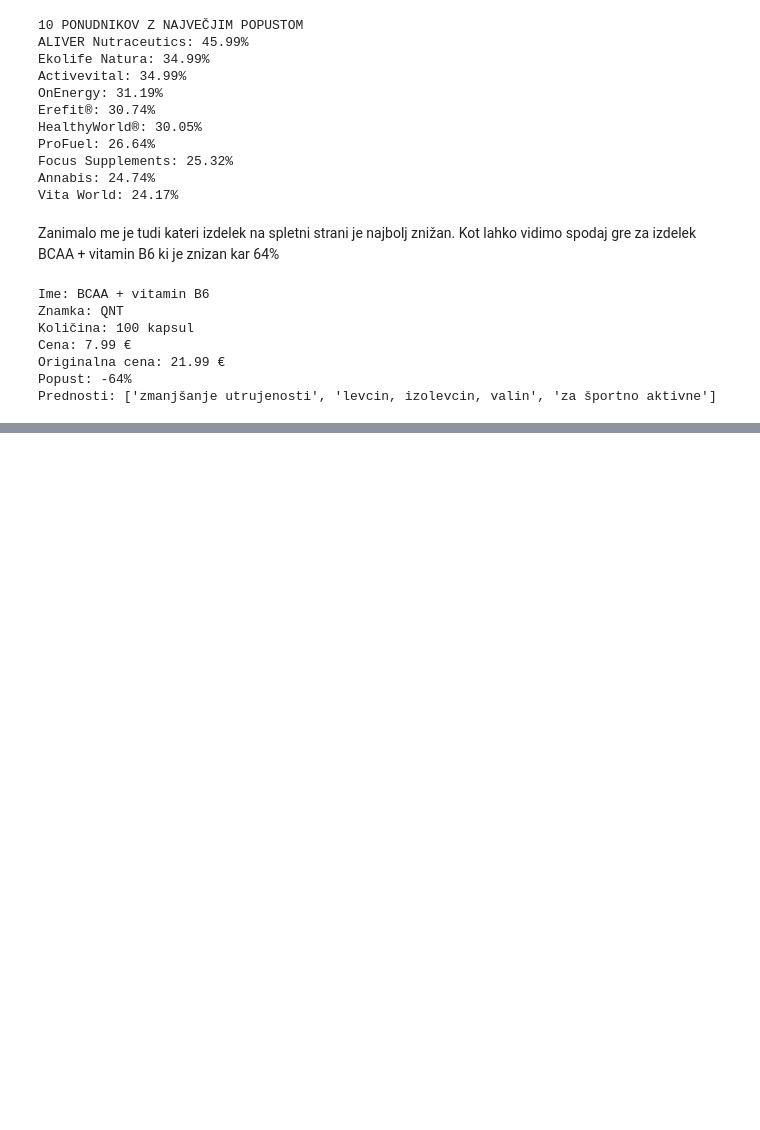
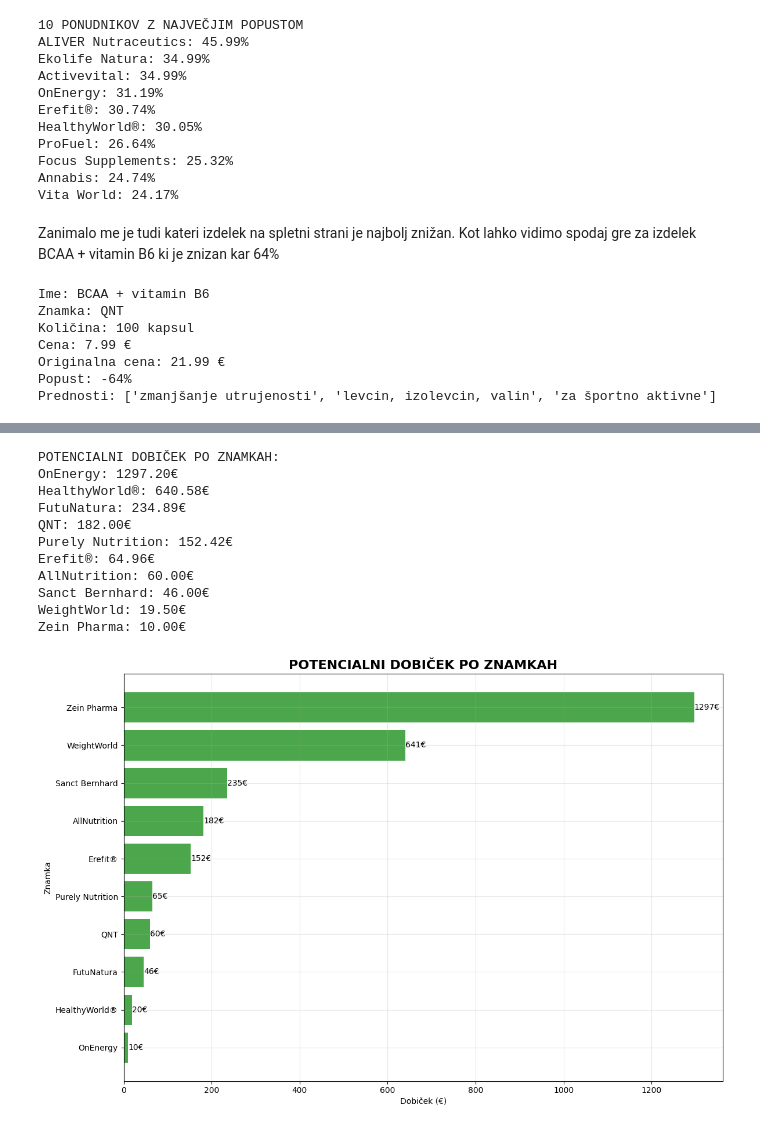
Before and after one commit to linacizman/seminarska_naloga_UVP, a Jupyter notebook: analiza_jupyter.ipynb, the cells around one changed output, grey strips where cells are left out. Cells and saved outputs as stored; diff of their text form; code cells hidden in the pictures; blank space fills up the shorter version.

```diff
--- a/analiza_jupyter.ipynb
+++ b/analiza_jupyter.ipynb
@@ -174,0 +177,47 @@ Prednosti: ['zmanjšanje utrujenosti', 'levcin, izolevcin, valin', 'za športno
+# %%
+vsi_podatki = pd.read_csv('podatki_o_vseh_izdelki.csv')
+vsi_podatki = vsi_podatki.dropna(subset=['Popust'])
+vsi_podatki['Cena_očiščena'] = vsi_podatki['Cena'].str.replace(' €', '').astype(float)
+vsi_podatki['Originalna_cena_očiščena'] = vsi_podatki['Originalna cena'].str.replace(' €', '').astype(float)
+
+potencialni_dobicek = vsi_podatki.groupby('Znamka').agg({
+    'Originalna_cena_očiščena': 'sum',
+    'Cena_očiščena': 'sum'
+}).round(2)
+
+potencialni_dobicek['Dobicek'] = potencialni_dobicek['Originalna_cena_očiščena'] - potencialni_dobicek['Cena_očiščena']
+ponudniki_z_najvecjim_potencialom = potencialni_dobicek.sort_values(by='Dobicek', ascending=False).head(10)
+print("POTENCIALNI DOBIČEK PO ZNAMKAH:")
+for ime in ponudniki_z_najvecjim_potencialom.index:
+    dobicek = ponudniki_z_najvecjim_potencialom.loc[ime, 'Dobicek']
+    print(f"{ime}: {dobicek:.2f}€")
+
+plt.figure(figsize=(12, 8))
+bars = plt.barh(range(len(ponudniki_z_najvecjim_potencialom)),
+                ponudniki_z_najvecjim_potencialom['Dobicek'].sort_values(ascending=True).values,
+                color='green', alpha=0.7)
+plt.title('POTENCIALNI DOBIČEK PO ZNAMKAH', fontsize=16, fontweight='bold')
+plt.xlabel('Dobiček (€)')
+plt.ylabel('Znamka')
+plt.yticks(range(len(ponudniki_z_najvecjim_potencialom)),
+           ponudniki_z_najvecjim_potencialom['Dobicek'].sort_values(ascending=False).index)
+
+# Dodaj vrednosti na stolpce
+plt.bar_label(bars, fmt='%.0f€')
+
+plt.grid(True, alpha=0.3)
+plt.tight_layout()
+plt.show()
+# %% [output]
+POTENCIALNI DOBIČEK PO ZNAMKAH:
+OnEnergy: 1297.20€
+HealthyWorld®: 640.58€
+FutuNatura: 234.89€
+QNT: 182.00€
+Purely Nutrition: 152.42€
+Erefit®: 64.96€
+AllNutrition: 60.00€
+Sanct Bernhard: 46.00€
+WeightWorld: 19.50€
+Zein Pharma: 10.00€
+[figure, added]
```
Also changed, not shown: parts of 10 cells of this notebook.
